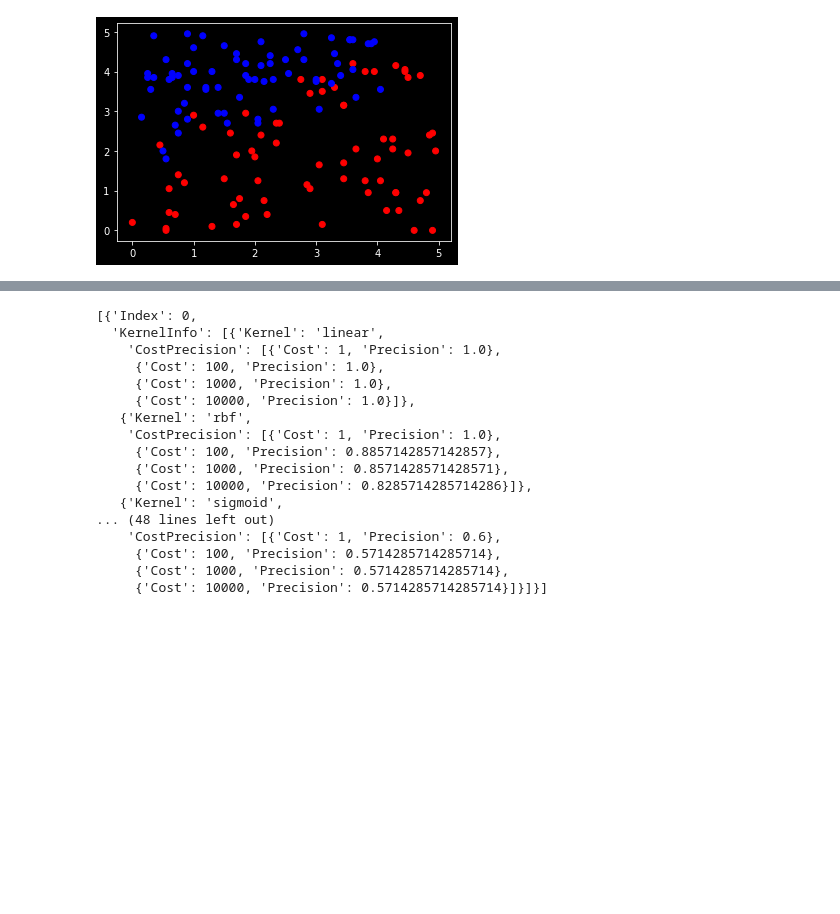
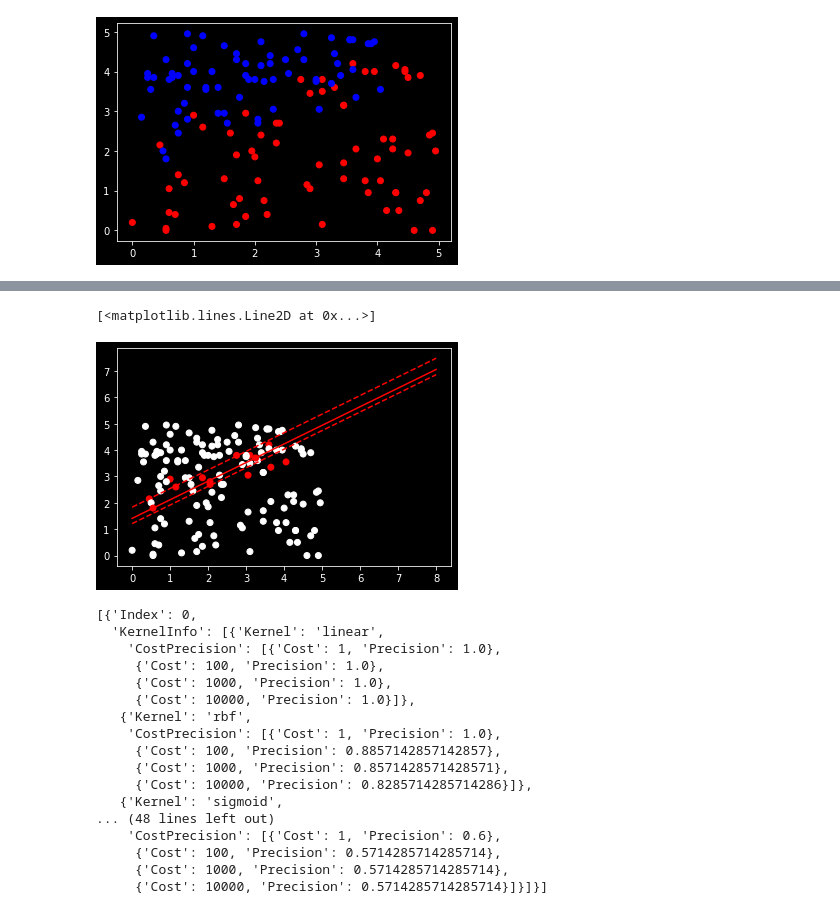
Before and after one commit to theazgra/dataAnalysisCourse, a Jupyter notebook: MAD_III/svm.ipynb, the cells around one changed output, grey strips where cells are left out. Saved outputs shown, nothing was run; the diff lists cells and outputs as text; code cells hidden in the pictures; blank space fills up the shorter version.

```diff
--- a/MAD_III/svm.ipynb
+++ b/MAD_III/svm.ipynb
@@ -53,3 +54,25 @@ plt.scatter(X,Y,c=generate_wrong_colors(predicted, GT))
+# %%
+# get the separating hyperplane
+w = clf.coef_[0]
+a = -w[0] / w[1]
+xx = np.linspace(0, 8)
+yy = a * xx - (clf.intercept_[0]) / w[1]
+
+# plot the parallels to the separating hyperplane that pass through the
+# support vectors
+b = clf.support_vectors_[0]
+yy_down = a * xx + (b[1] - a * b[0])
+b = clf.support_vectors_[-1]
+yy_up = a * xx + (b[1] - a * b[0])
+
+# plot the line, the points, and the nearest vectors to the plane
+plt.scatter(X,Y,c=generate_wrong_colors(predicted, GT))
+plt.plot(xx, yy, 'r-')
+plt.plot(xx, yy_down, 'r--')
+plt.plot(xx, yy_up, 'r--')
+# %% [output]
+[<matplotlib.lines.Line2D at 0x...>]
+[figure, added]
 # %%
 k = 4
 kFold = KFold(n_splits=k,shuffle=False)
```
Also changed, not shown: parts of 5 cells of this notebook.
